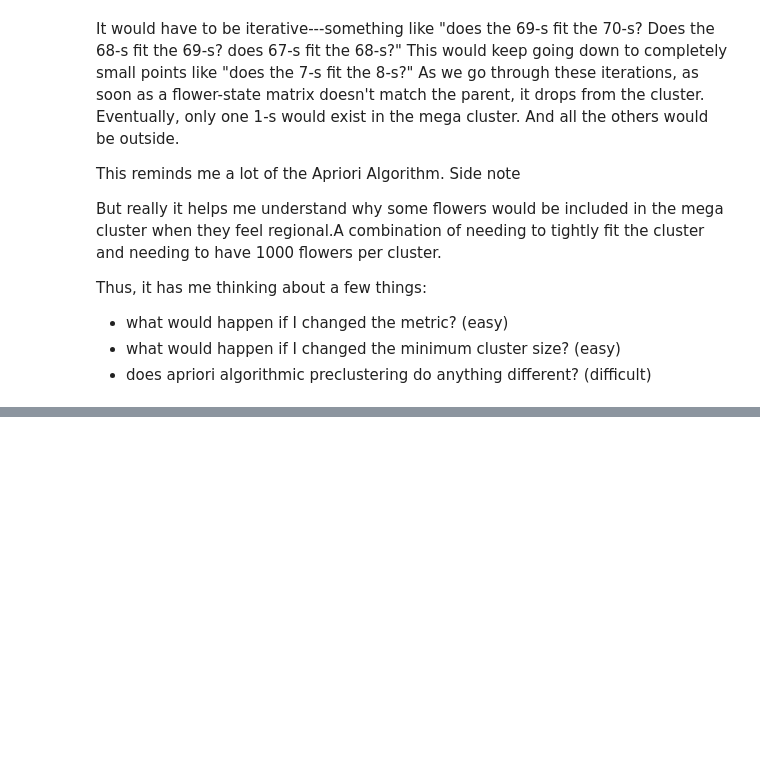
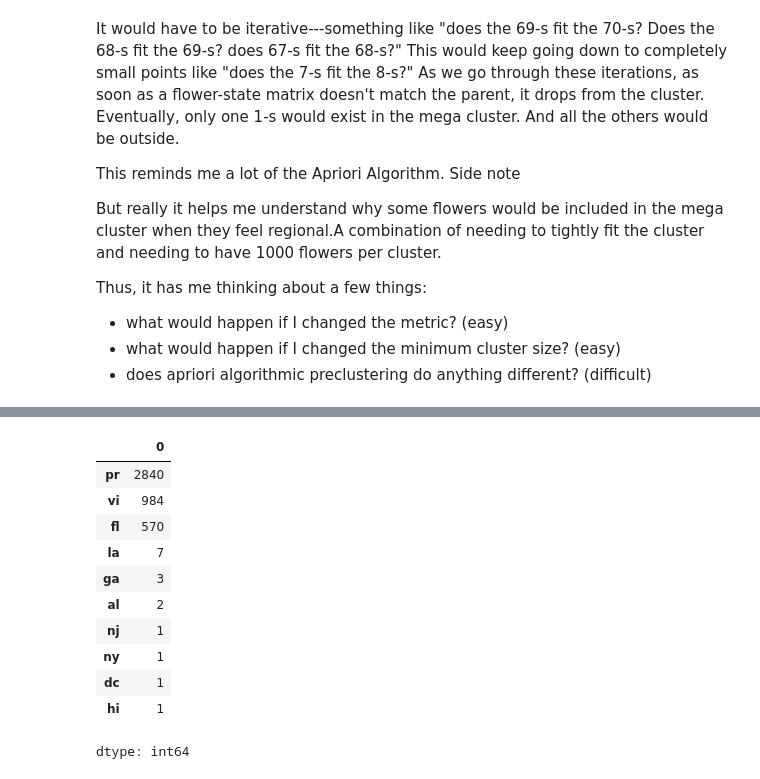
Before and after one commit to drwbkr1/Grad504-Hierarchical-Cluster-Project, a Jupyter notebook: GRAD504_HC_Project.ipynb, the cells around one changed output, grey strips where cells are left out. Drawn from its saved outputs; the diff is of its cells as text; code cells hidden in the pictures; blank space fills up the shorter version.

```diff
--- a/GRAD504_HC_Project.ipynb
+++ b/GRAD504_HC_Project.ipynb
@@ -198,8 +254,8 @@ from hdbscan.hdbscan_ import HDBSCAN
 import matplotlib.pyplot as plt
 
 clusterer= HDBSCAN(min_cluster_size= 1000,
-                   min_samples=2,
-                   metric= 'jaccard',
+                   min_samples=3,
+                   metric= 'euclidean',
                    core_dist_n_jobs= -3
                    )
 
@@ -222,0 +331,11 @@ for label, cnt in zip(unique_labels, count):
+# %%
+from hdbscan.hdbscan_ import HDBSCAN
+import matplotlib.pyplot as plt
+
+clusterer= HDBSCAN(min_cluster_size= 1000,
+                   min_samples=3,
+                   metric= 'rogerstanimoto',
+                   core_dist_n_jobs= -1
+                   )
+
+clusterer.fit(df)
@@ -222,0 +365,18 @@ for label, cnt in zip(unique_labels, count):
+# %%
+from hdbscan.hdbscan_ import HDBSCAN
+import matplotlib.pyplot as plt
+
+clusterer= HDBSCAN(min_cluster_size= 1000,
+                   min_samples= 1050,
+                   metric= 'rogerstanimoto',
+                   core_dist_n_jobs= -1,
+                   )
+
+clusterer.fit(df)
+
+labels= clusterer.labels_
+
+unique_labels, count= np.unique(labels, return_counts= True)
+for label, cnt in zip(unique_labels, count):
+  name= (f"Cluster {label}") if label != -1 else "Noise"
+  print(f"{name}: {cnt} points")
@@ -222,0 +391,25 @@ for label, cnt in zip(unique_labels, count):
+# %%
+cluster_id = 3
+
+mask     = (labels == cluster_id)
+df_clust = df.loc[mask]
+
+state_counts = df_clust.sum(axis=0)   # Series indexed by state code
+
+state_counts_sorted = state_counts.sort_values(ascending=False)
+
+#print(flower_counts.nlargest(len(flower_counts)).mean())
+state_counts_sorted.head(10)
+# %% [output]
+|  | 0 |
+| pr | 2840 |
+| vi | 984 |
+| fl | 570 |
+| la | 7 |
+| ga | 3 |
+| al | 2 |
+| nj | 1 |
+| ny | 1 |
+| dc | 1 |
+| hi | 1 |
+dtype: int64
```
Also changed, not shown: parts of 32 cells of this notebook.
